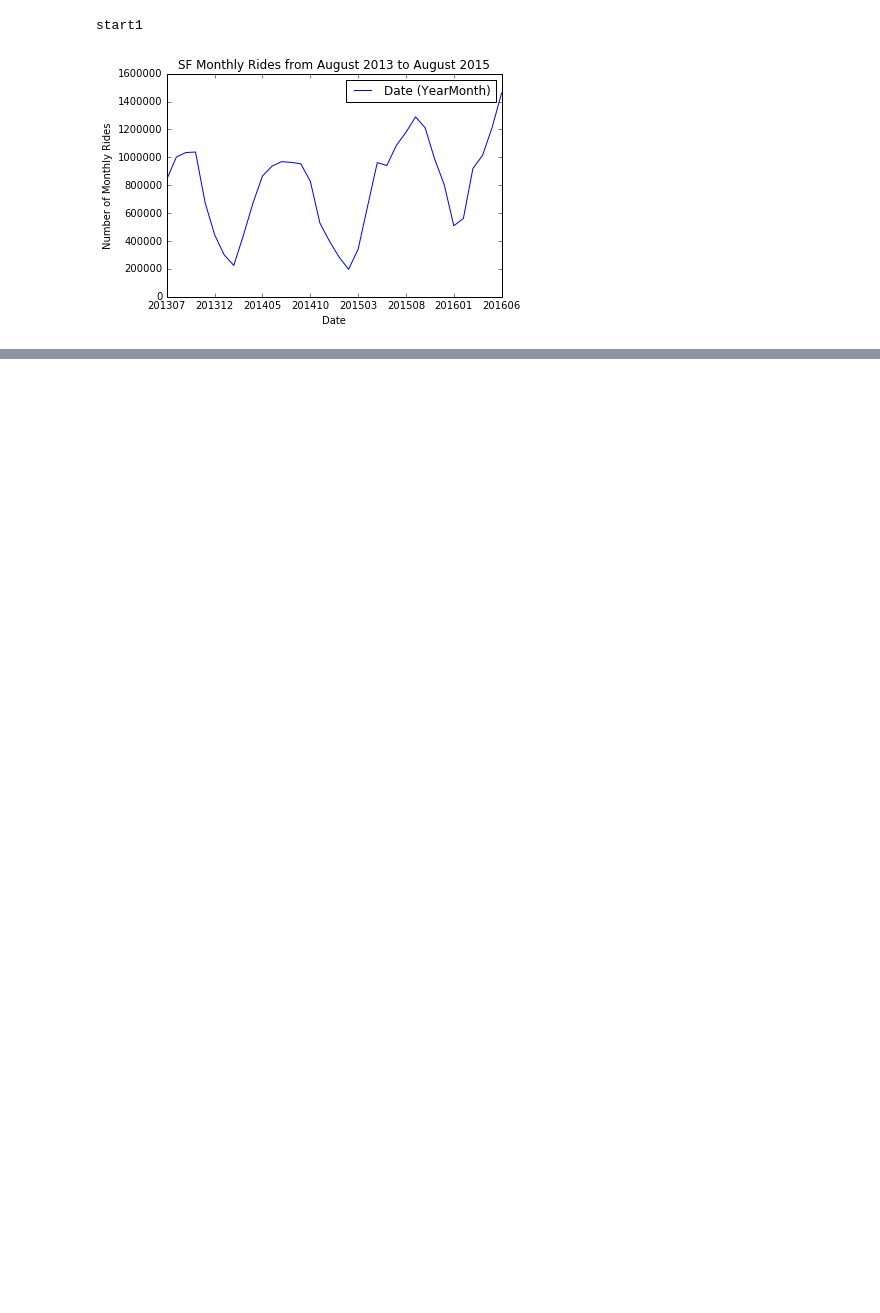
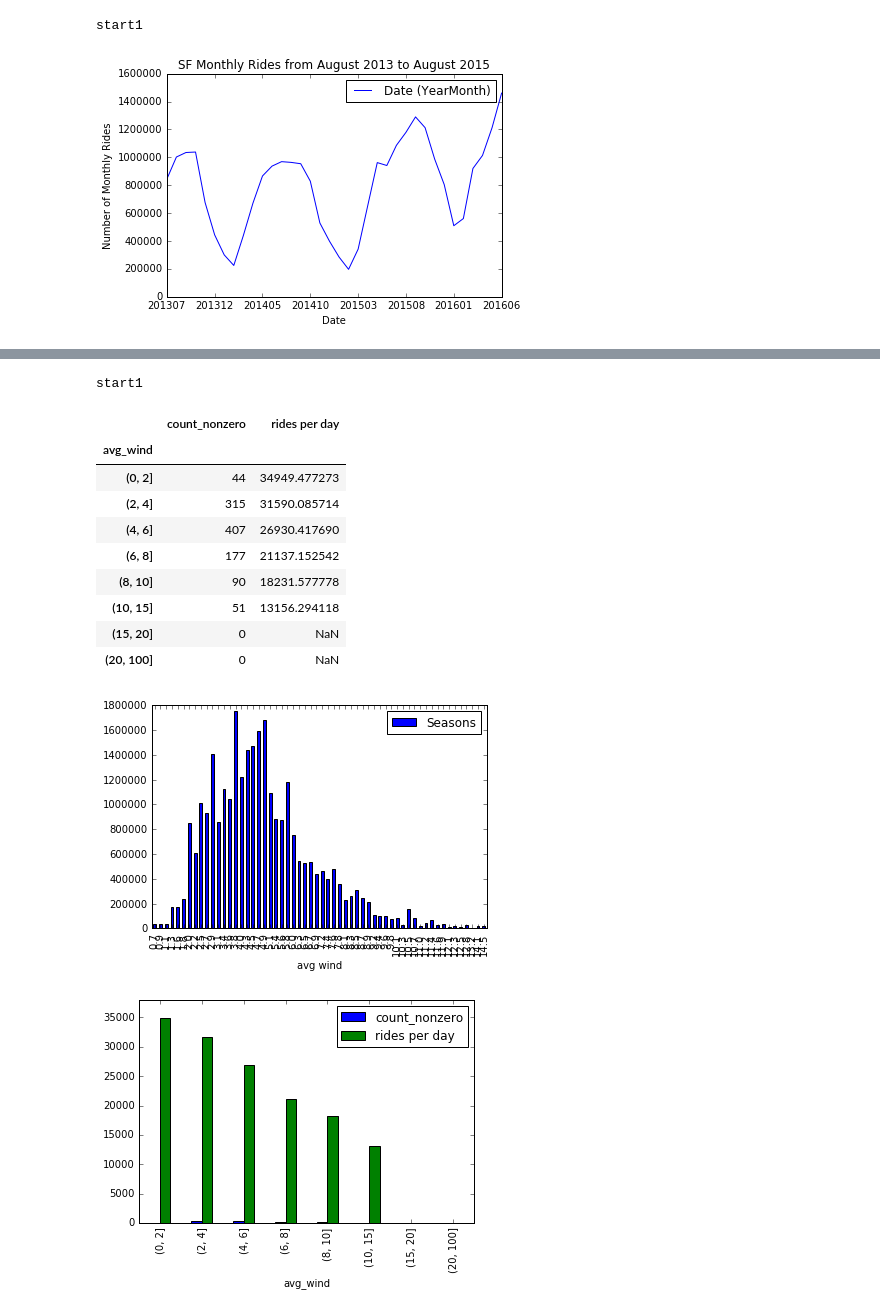
Before and after one commit to yannie30/MIDSPythonBridgeProject2-BikeShareData, a Jupyter notebook: Output Files/Data Analysis_NYC.ipynb, the cells around one changed output, grey strips where cells are left out. Drawn from its saved outputs; the diff is of its cells as text; code cells hidden in the pictures; blank space fills up the shorter version.

```diff
--- a/Output Files/Data Analysis_NYC.ipynb
+++ b/Output Files/Data Analysis_NYC.ipynb
@@ -129,11 +223,39 @@ start1
 # %%
 #How does wind affect ridership? avg wind
 
 #ranges = [0,3,6,9,12]
 #labels = ['winter','spring','summer','fall']
 print("start1")
 df.groupby(['avg wind']).agg({'Seasons': np.count_nonzero}).plot(kind='bar')
 #plt.xlabel("Season")
 #plt.ylabel("Number of Seasonal Rides")
 #plt.title("SF Rides by Season")
 #plt.savefig('SF_Seasonal_Rides.png')
+
+df_wind = df.groupby(['Date']).agg({'avg wind':[np.mean], 'Seasons':[np.count_nonzero]})
+df_wind.columns = df_wind.columns.droplevel(0)
+ranges = [0,2,4,6,8,10,15,20,100]
+df_wind['avg_wind'] = pd.cut(df_wind["mean"], ranges).astype('category')
+df_wind = df_wind.groupby(['avg_wind']).agg({'count_nonzero':[np.sum, np.count_nonzero]})
+df_wind.columns = df_wind.columns.droplevel(0)
+df_wind["rides per day"] = df_wind["sum"] / df_wind["count_nonzero"]
+del df_wind["sum"]
+df_wind["count_nonzero"]
+df_wind.plot(kind='bar')
+plt.gca().set_ylim([0,38000])
+
+df_wind.head(10)
+# %% [output]
+start1
+|  | count_nonzero | rides per day |
+| avg_wind |  |  |
+| (0, 2] | 44 | 34949.477273 |
+| (2, 4] | 315 | 31590.085714 |
+| (4, 6] | 407 | 26930.417690 |
+| (6, 8] | 177 | 21137.152542 |
+| (8, 10] | 90 | 18231.577778 |
+| (10, 15] | 51 | 13156.294118 |
+| (15, 20] | 0 | NaN |
+| (20, 100] | 0 | NaN |
+[figure, added]
+[figure, added]
```
Also changed, not shown: parts of 6 cells of this notebook.
